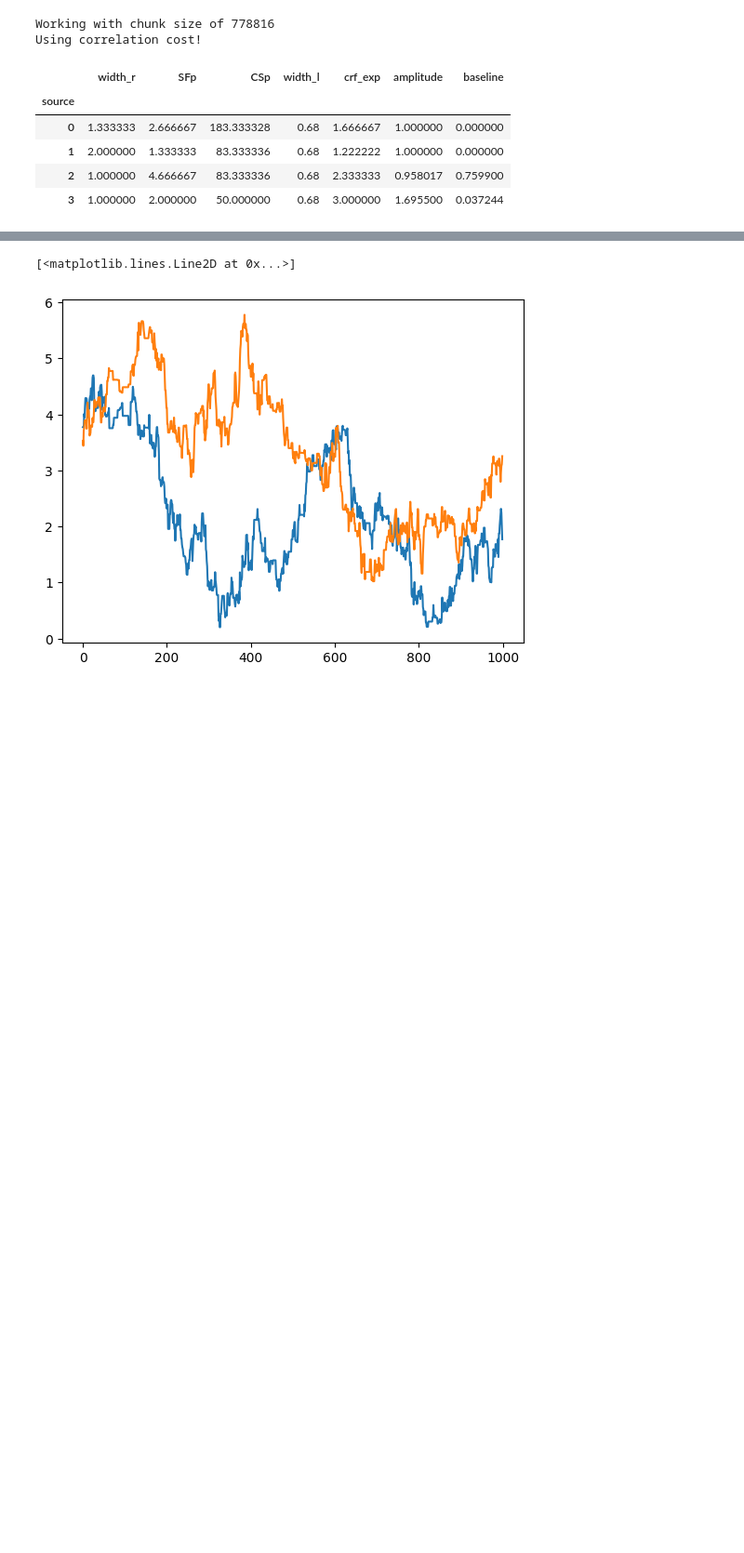
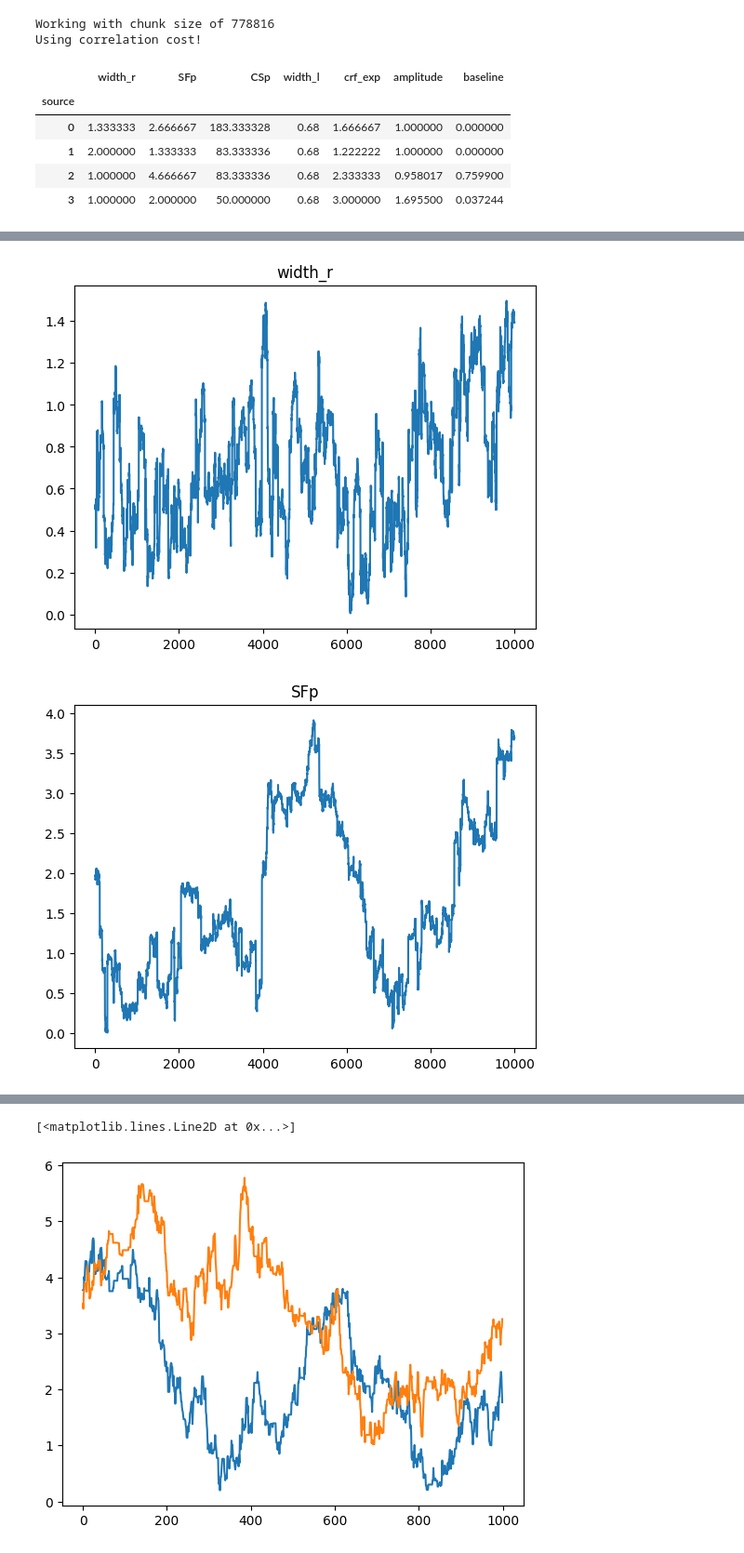
Before and after one commit to mdaghlian/braincoder_bprf, a Jupyter notebook: notebooks/CSENF_mcmc.ipynb, the cells around one changed output, grey strips where cells are left out. Shown at 93% size. Cells and saved outputs as stored; diff of their text form; code cells hidden in the pictures; blank space fills up the shorter version.

```diff
--- a/notebooks/CSENF_mcmc.ipynb
+++ b/notebooks/CSENF_mcmc.ipynb
@@ -107,0 +185,13 @@ Running HMC...
+# %%
+for p in a.keys():
+    plt.figure()
+    plt.plot(a[p])
+    plt.title(p)
+
+for p in a.keys():
+    plt.figure()
+    plt.hist(a[p])
+    plt.title(p)
+# %% [output]
+[figure, added]
+[figure, added]
```
Also changed, not shown: parts of 14 cells of this notebook, 2 other files.
